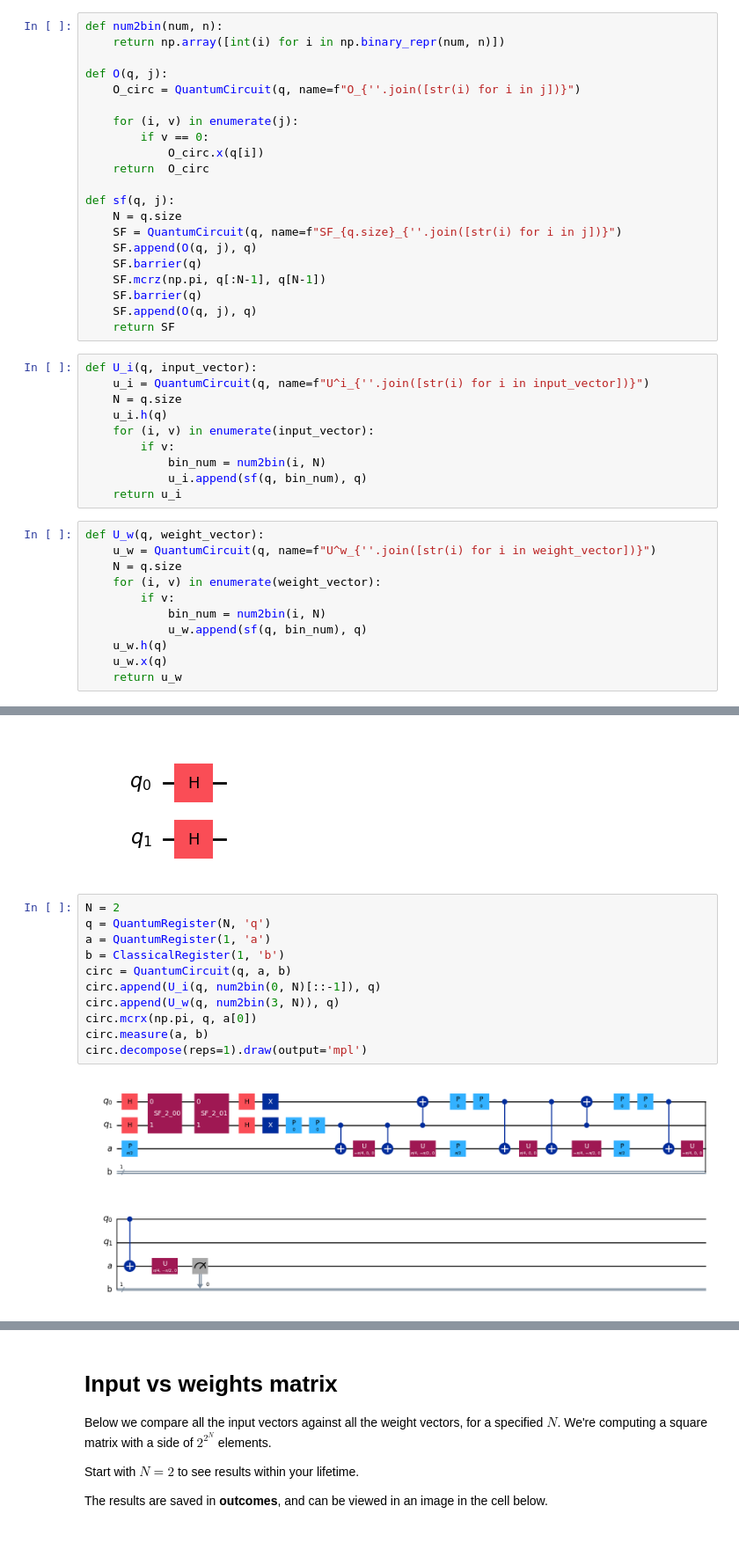
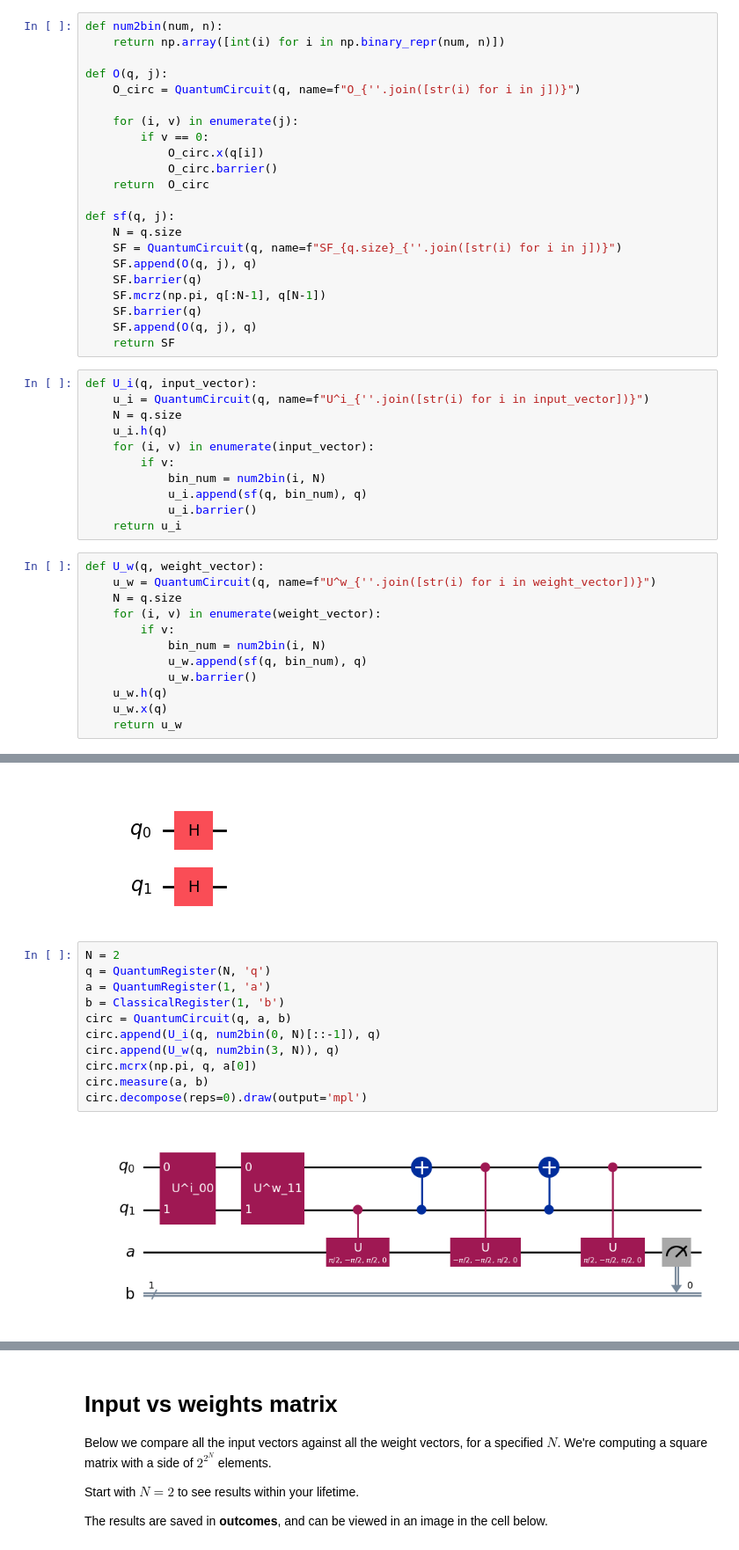
Before and after one commit to iitis/AkademiaSztukiKwantowej, a Jupyter notebook: szkolenie-perceptron/60-perceptron.ipynb, the cells around one changed output, grey strips where cells are left out. Shown at 88% size. Drawn from its saved outputs; the diff is of its cells as text.

```diff
--- a/szkolenie-perceptron/60-perceptron.ipynb
+++ b/szkolenie-perceptron/60-perceptron.ipynb
@@ -23,6 +23,7 @@ def O(q, j):
     for (i, v) in enumerate(j):
         if v == 0:
             O_circ.x(q[i])
+            O_circ.barrier()
     return  O_circ
 
 def sf(q, j):
@@ -43,6 +44,7 @@ def U_i(q, input_vector):
         if v:
             bin_num = num2bin(i, N)
             u_i.append(sf(q, bin_num), q)
+            u_i.barrier()
     return u_i
 # %%
 def U_w(q, weight_vector):
@@ -52,6 +54,7 @@ def U_w(q, weight_vector):
         if v:
             bin_num = num2bin(i, N)
             u_w.append(sf(q, bin_num), q)
+            u_w.barrier()
     u_w.h(q)
     u_w.x(q)
     return u_w
@@ -67,16 +70,16 @@ circ.decompose(reps=1).draw(output='mpl')
 # %%
 N = 2
 q = QuantumRegister(N, 'q')
 a = QuantumRegister(1, 'a')
 b = ClassicalRegister(1, 'b')
 circ = QuantumCircuit(q, a, b)
 circ.append(U_i(q, num2bin(0, N)[::-1]), q)
 circ.append(U_w(q, num2bin(3, N)), q)
 circ.mcrx(np.pi, q, a[0])
 circ.measure(a, b)
-circ.decompose(reps=1).draw(output='mpl')
+circ.decompose(reps=0).draw(output='mpl')
 # %% [output]
-[figure, old version]
+[figure, new version]
 # %%
 simulator = AerSimulator()
 job = simulator.run(transpile(circ, simulator), shots=1024)
```
Also changed, not shown: parts of 4 cells of this notebook, 3 other files.
